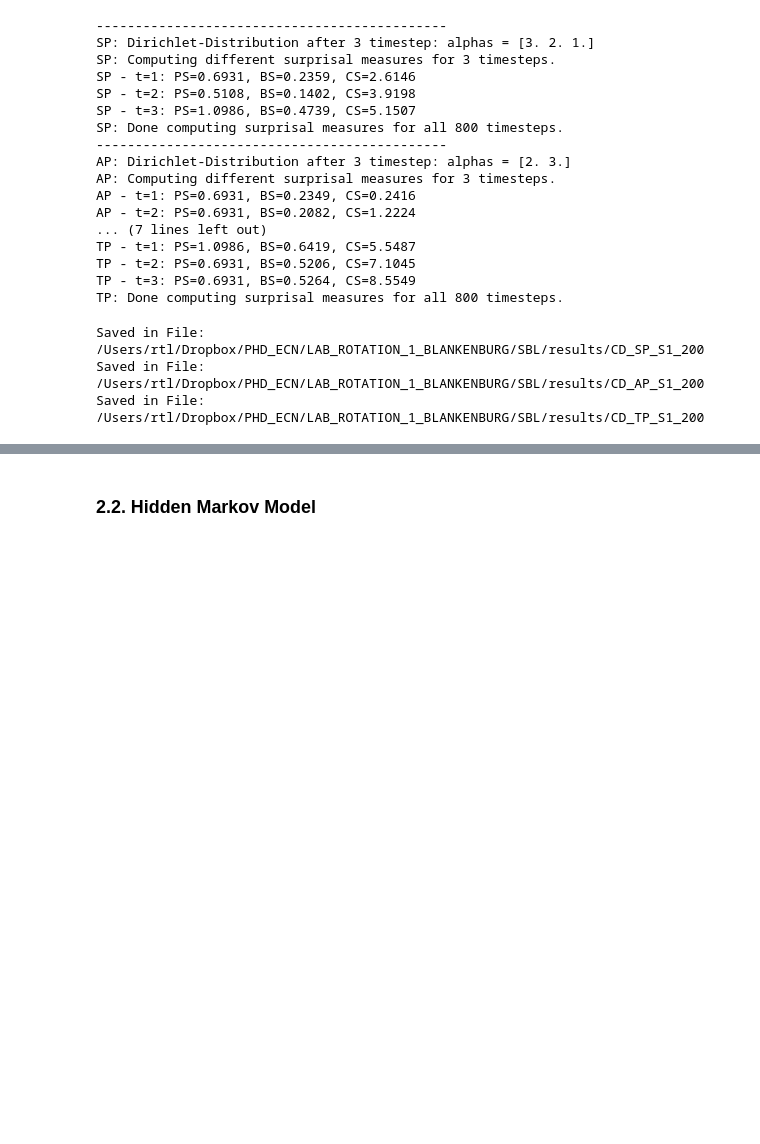
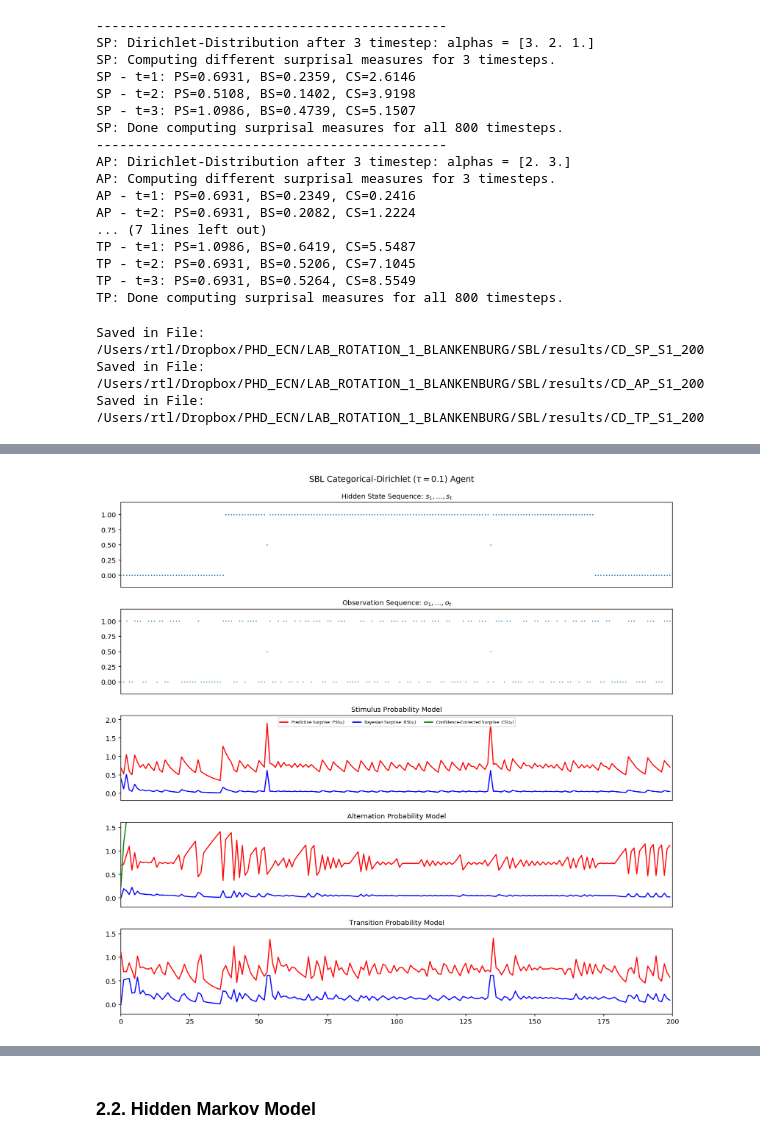
Before and after one commit to RobertTLange/SequentialBayesianLearning, a Jupyter notebook: workspace.ipynb, the cells around one changed output, grey strips where cells are left out. Cells and saved outputs as stored; diff of their text form; code cells hidden in the pictures; blank space fills up the shorter version.

```diff
--- a/workspace.ipynb
+++ b/workspace.ipynb
@@ -246,0 +265,11 @@ plot_surprise(SP_CD, AP_CD, TP_CD,
+# %%
+SP_CD_tau = load_obj(results_dir + "CD_" + "SP" + "_" + sample_file + "_tau_1" + ".pkl")
+AP_CD_tau = load_obj(results_dir + "CD_" + "AP" + "_" + sample_file + "_tau_1" + ".pkl")
+TP_CD_tau = load_obj(results_dir + "CD_" + "TP" + "_" + sample_file + "_tau_1" + ".pkl")
+# %%
+plot_surprise(SP_CD_tau, AP_CD_tau, TP_CD_tau, normalize=False,
+              title=r"Categorical-Dirichlet ($\tau = 0.1$)",
+              max_t=200,
+              save_pic=False)
+# %% [output]
+[figure, added]
```
Also changed, not shown: parts of 7 cells of this notebook, 9 other files.
